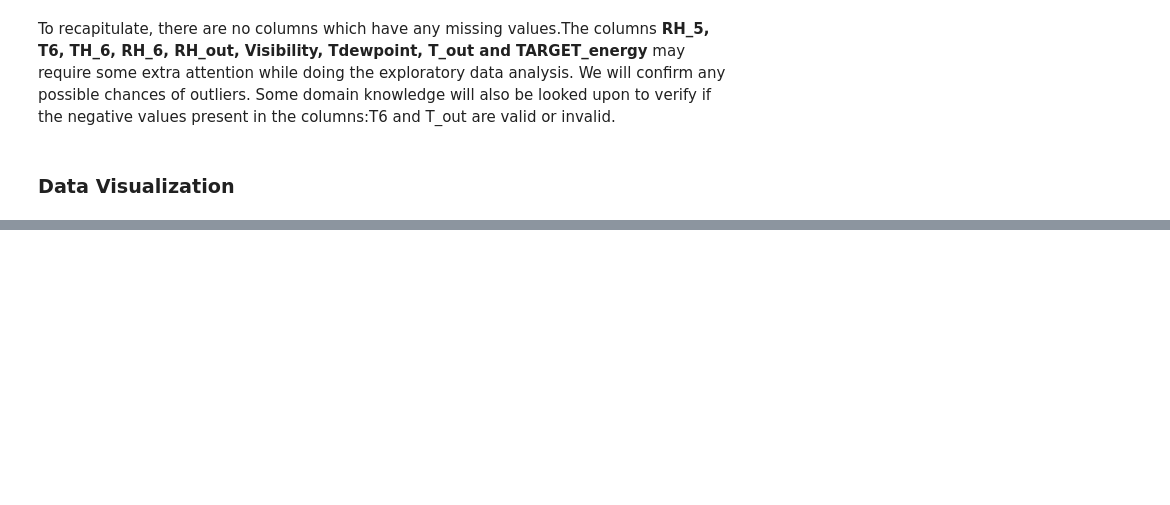
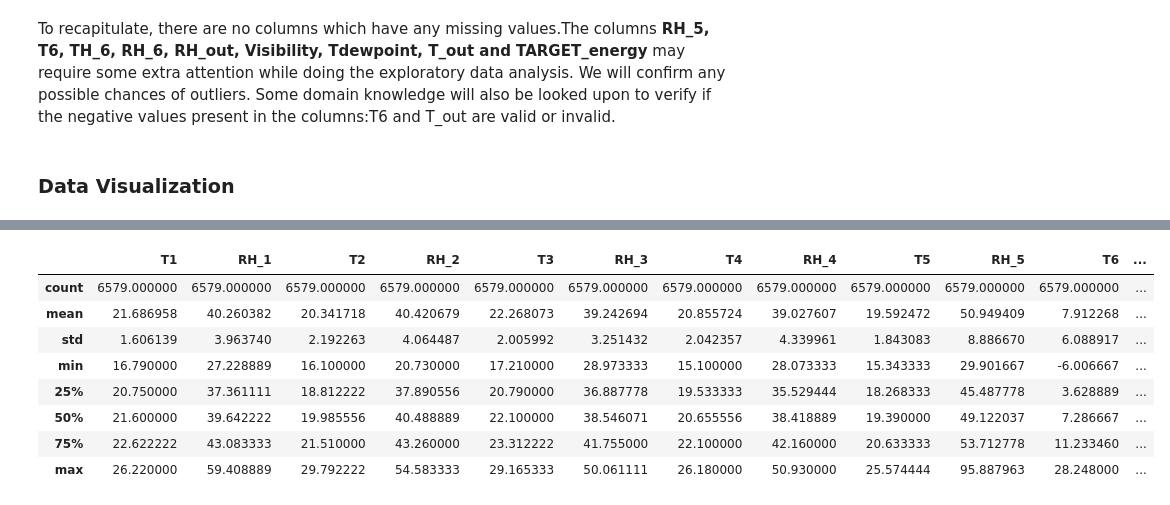
Before and after one commit to NoobTool/Predicting_energy_usage, a Jupyter notebook: s3853868.ipynb, the cells around one changed output, grey strips where cells are left out. Cells and saved outputs as stored; diff of their text form; code cells hidden in the pictures; blank space fills up the shorter version.

```diff
--- a/s3853868.ipynb
+++ b/s3853868.ipynb
@@ -130,0 +173,15 @@ To recapitulate, there are no columns which have any missing values.The columns
+# %%
+# The characteristics of the new dataset are printed.
+
+df2_len = len(df2)
+df2.describe()
+# %% [output]
+|  | T1 | RH_1 | T2 | RH_2 | T3 | RH_3 | T4 | RH_4 | T5 | RH_5 | T6 | ... |
+| count | 6579.000000 | 6579.000000 | 6579.000000 | 6579.000000 | 6579.000000 | 6579.000000 | 6579.000000 | 6579.000000 | 6579.000000 | 6579.000000 | 6579.000000 | ... |
+| mean | 21.686958 | 40.260382 | 20.341718 | 40.420679 | 22.268073 | 39.242694 | 20.855724 | 39.027607 | 19.592472 | 50.949409 | 7.912268 | ... |
+| std | 1.606139 | 3.963740 | 2.192263 | 4.064487 | 2.005992 | 3.251432 | 2.042357 | 4.339961 | 1.843083 | 8.886670 | 6.088917 | ... |
+| min | 16.790000 | 27.228889 | 16.100000 | 20.730000 | 17.210000 | 28.973333 | 15.100000 | 28.073333 | 15.343333 | 29.901667 | -6.006667 | ... |
+| 25% | 20.750000 | 37.361111 | 18.812222 | 37.890556 | 20.790000 | 36.887778 | 19.533333 | 35.529444 | 18.268333 | 45.487778 | 3.628889 | ... |
+| 50% | 21.600000 | 39.642222 | 19.985556 | 40.488889 | 22.100000 | 38.546071 | 20.655556 | 38.418889 | 19.390000 | 49.122037 | 7.286667 | ... |
+| 75% | 22.622222 | 43.083333 | 21.510000 | 43.260000 | 23.312222 | 41.755000 | 22.100000 | 42.160000 | 20.633333 | 53.712778 | 11.233460 | ... |
+| max | 26.220000 | 59.408889 | 29.792222 | 54.583333 | 29.165333 | 50.061111 | 26.180000 | 50.930000 | 25.574444 | 95.887963 | 28.248000 | ... |
```
Also changed, not shown: parts of 6 cells of this notebook.
